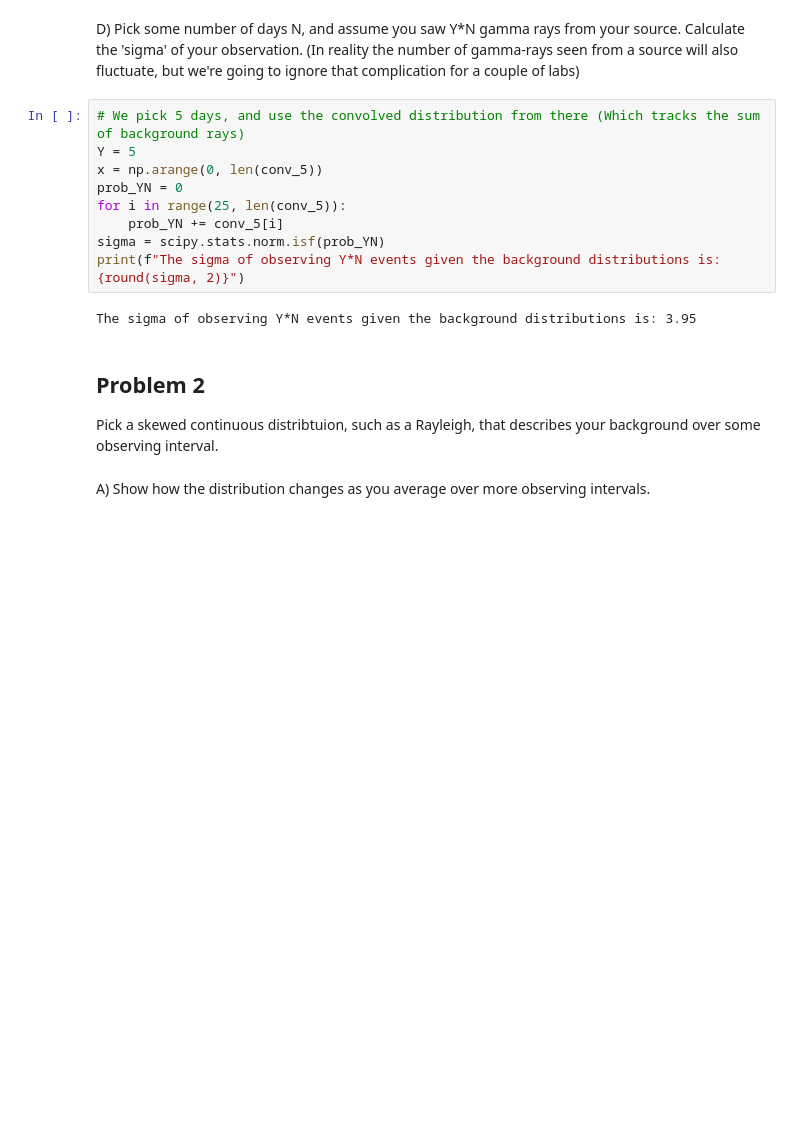
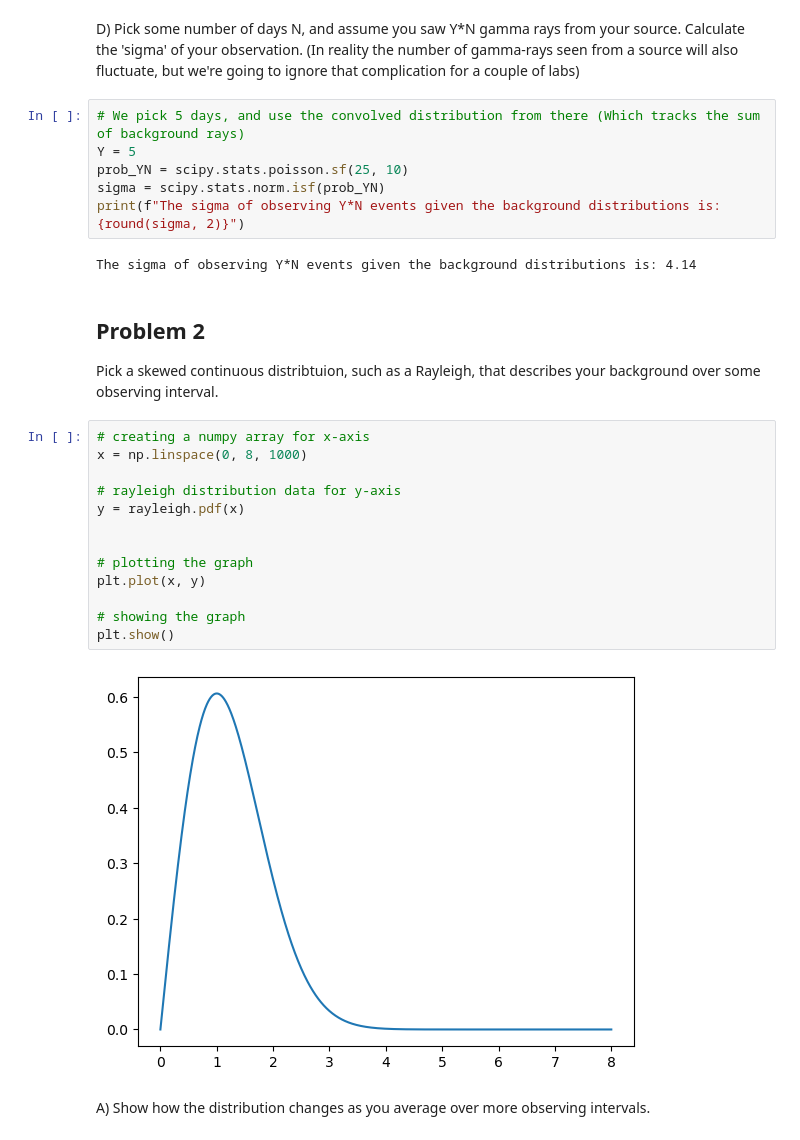
Before and after one commit to samibadalkhan/PHYS_434_Codebase, a Jupyter notebook: Lab_2/lab_2.ipynb, the cells around one changed output. Drawn from its saved outputs; the diff is of its cells as text; blank space fills up the shorter version.

```diff
--- a/Lab_2/lab_2.ipynb
+++ b/Lab_2/lab_2.ipynb
@@ -195,19 +190,31 @@ going to ignore that complication for a couple of labs)
 # %%
 # We pick 5 days, and use the convolved distribution from there (Which tracks the sum of background rays)
 Y = 5
-x = np.arange(0, len(conv_5))
-prob_YN = 0
-for i in range(25, len(conv_5)):
-    prob_YN += conv_5[i]
+prob_YN = scipy.stats.poisson.sf(25, 10)
 sigma = scipy.stats.norm.isf(prob_YN)
 print(f"The sigma of observing Y*N events given the background distributions is: {round(sigma, 2)}")
 # %% [output]
-The sigma of observing Y*N events given the background distributions is: 3.95
+The sigma of observing Y*N events given the background distributions is: 4.14
 # %% [markdown]
 ## Problem 2
 
 Pick a skewed continuous distribtuion, such as a Rayleigh, that
 describes your background over some observing interval.
+# %%
+# creating a numpy array for x-axis
+x = np.linspace(0, 8, 1000)
+
+# rayleigh distribution data for y-axis
+y = rayleigh.pdf(x)
+
+
+# plotting the graph
+plt.plot(x, y)
+
+# showing the graph
+plt.show()
+# %% [output]
+[figure, added]
 # %% [markdown]
 A) Show how the distribution changes as you average over more observing
 intervals.
```
Also changed, not shown: parts of 30 cells of this notebook.
